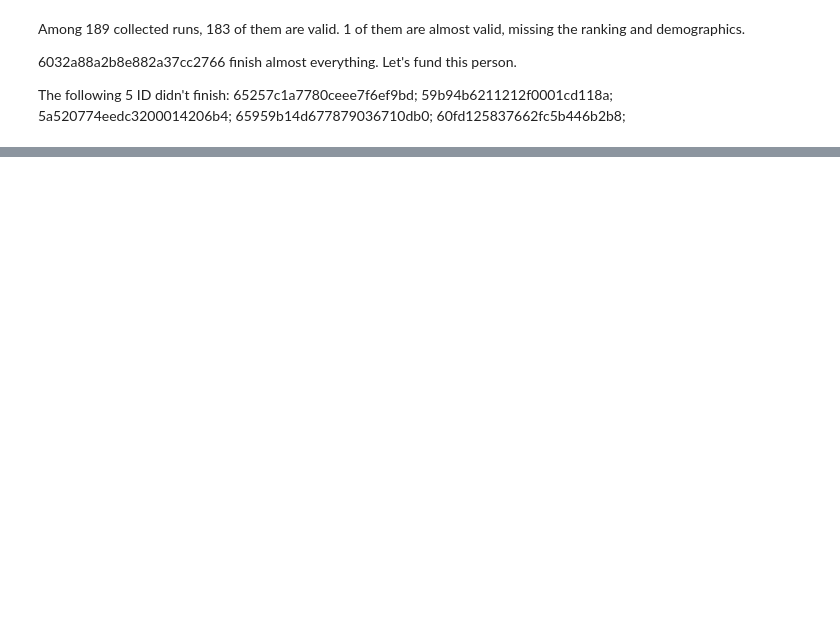
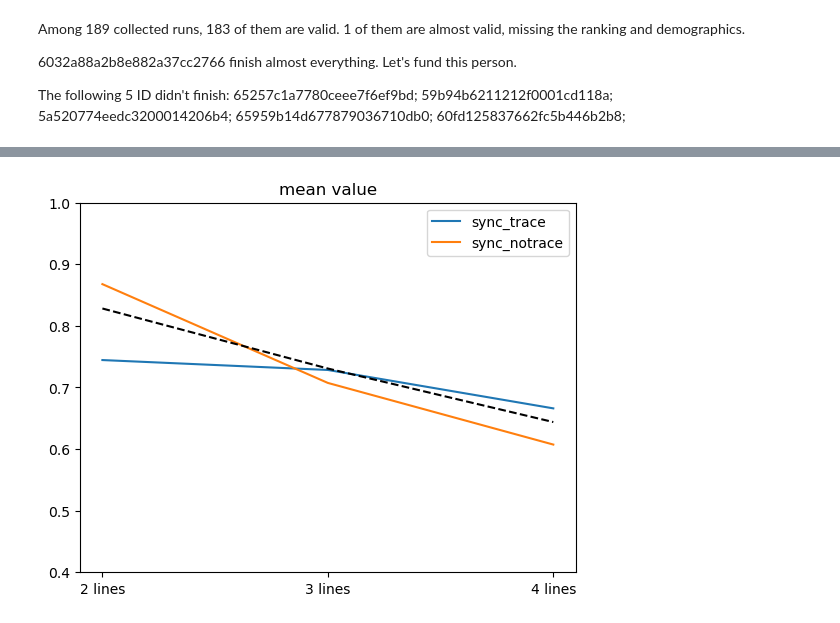
Before and after one commit to Delen0828/gif_maker, a Jupyter notebook: Analyze/read.ipynb, the cells around one changed output, grey strips where cells are left out. Cells and saved outputs as stored; diff of their text form; code cells hidden in the pictures; blank space fills up the shorter version.

```diff
--- a/Analyze/read.ipynb
+++ b/Analyze/read.ipynb
@@ -406,0 +230,11 @@ sort['final_locations'].tolist()[0]
+# %%
+plt.xticks([0,1,2],['2 lines','3 lines','4 lines'])
+plt.ylim(0.4,1)
+plt.plot(sync_trace,label='sync_trace')
+plt.plot(sync_notrace,label='sync_notrace')
+plt.plot(static,color='k',linestyle='--')
+plt.legend()
+plt.title('mean value')
+plt.savefig('sync_mean_value.png')
+# %% [output]
+[figure, added]
```
Also changed, not shown: parts of 22 cells of this notebook, 4 other files.
